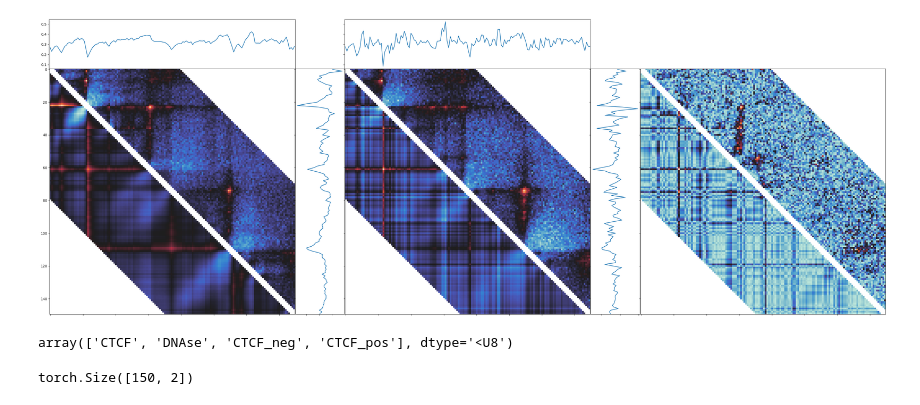
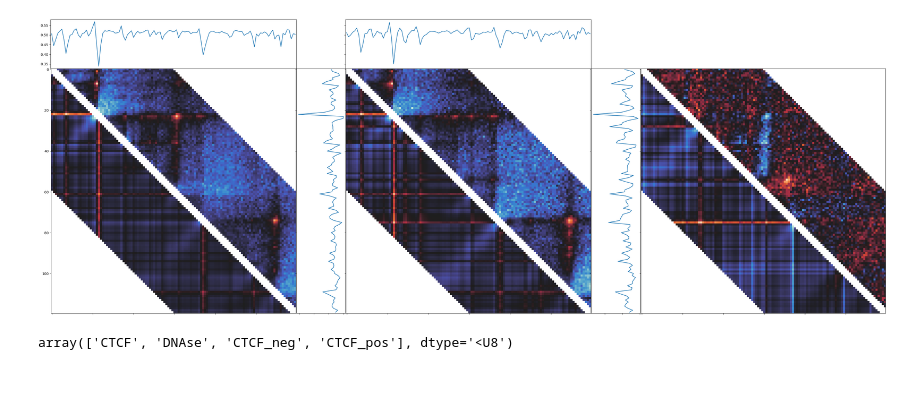
Before and after one commit to boooooogey/loopextrusion-pytorch, a Jupyter notebook: encode_to_contact_run.ipynb, the cells around one changed output. Cells and saved outputs as stored; diff of their text form; code cells hidden in the pictures.

```diff
--- a/encode_to_contact_run.ipynb
+++ b/encode_to_contact_run.ipynb
@@ -74,4 +114,0 @@ plt.plot(arr_corr)
-# %%
-util.plot_results_comp_train_val(best_loss_model, map_train[0], map_val[0], encode_train[0], encode_val[0], DIAG_STOP)
-# %% [output]
-[figure, removed]
@@ -78,3 +117,23 @@ util.plot_results_comp_train_val(best_loss_model, map_train[0], map_val[0], enco
+# %%
+fig, axes = plt.subplots(nrows=3, ncols=6, figsize=(12 * 3,14),
+                        sharex='col',
+                        sharey='row',
+                        gridspec_kw={'wspace':0,
+                                    'hspace':0,
+                                    'height_ratios':[10, 50, 10],
+                                    'width_ratios':[50, 10]*3})
+
+batch_select_i = 0
+util.plot_results_comp_train_val(model_selected, map_train[batch_select_i],
+                                                  map_val[batch_select_i],
+                                                  encode_train[batch_select_i],
+                                                  encode_val[batch_select_i],
+                                                  DIAG_STOP,
+                                 axes=axes)
+# %%
+fig
+# %% [output]
+[figure, added]
 # %%
 signal_names
 # %% [output]
@@ -101,7 +160,3 @@ def plot_results_comp_params_sig(model, encode_train, encode_val, axes=None):
     axes[n-1, 0].plot(p_l_val)
     axes[n-1, 1].plot(p_r_train)
     axes[n-1, 1].plot(p_r_val)
-# %%
-encode_h1[0][:,:2].shape
-# %% [output]
-torch.Size([150, 2])
```
Also changed, not shown: parts of 30 cells of this notebook, 7 other files.
